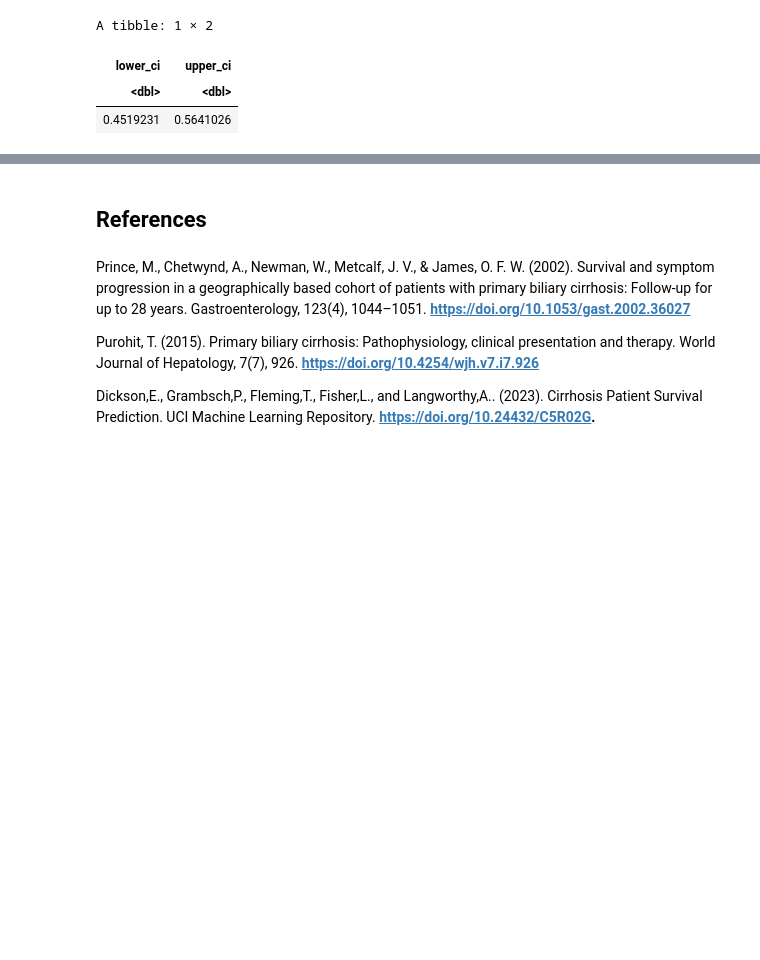
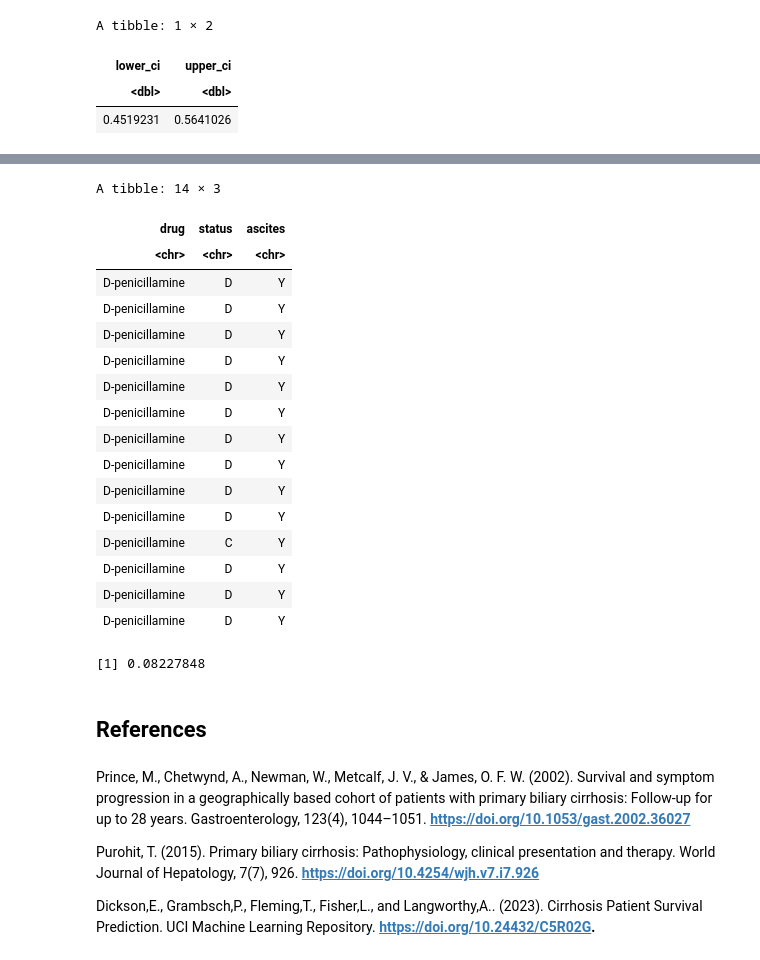
Before and after one commit to Rithika-Nair/STAT-201-Final_Project, a Jupyter notebook: Project-Proposal-43.ipynb, the cells around one changed output, grey strips where cells are left out. Cells and saved outputs as stored; diff of their text form; code cells hidden in the pictures; blank space fills up the shorter version.

```diff
--- a/Project-Proposal-43.ipynb
+++ b/Project-Proposal-43.ipynb
@@ -221,3 +311,33 @@ ch_prop_d_plot
+# %%
+#dp patients who observe ascites presence and die. Turns out they mostly die
+as_yes <- filter(DP_patients, ascites == "Y")
+as_yes
+# %% [output]
+A tibble: 14 × 3
+| drug | status | ascites |
+| <chr> | <chr> | <chr> |
+| D-penicillamine | D | Y |
+| D-penicillamine | D | Y |
+| D-penicillamine | D | Y |
+| D-penicillamine | D | Y |
+| D-penicillamine | D | Y |
+| D-penicillamine | D | Y |
+| D-penicillamine | D | Y |
+| D-penicillamine | D | Y |
+| D-penicillamine | D | Y |
+| D-penicillamine | D | Y |
+| D-penicillamine | C | Y |
+| D-penicillamine | D | Y |
+| D-penicillamine | D | Y |
+| D-penicillamine | D | Y |
+# %%
+
+
+m_rate_dp_as <-
+nrow(filter(DP_patients, status == "D" & ascites == "Y"))/nrow(DP_patients)
+m_rate_dp_as
+# %% [output]
+[1] 0.08227848
 # %% [markdown]
 ## References
 # %% [markdown]
```
Also changed, not shown: parts of 9 cells of this notebook.
